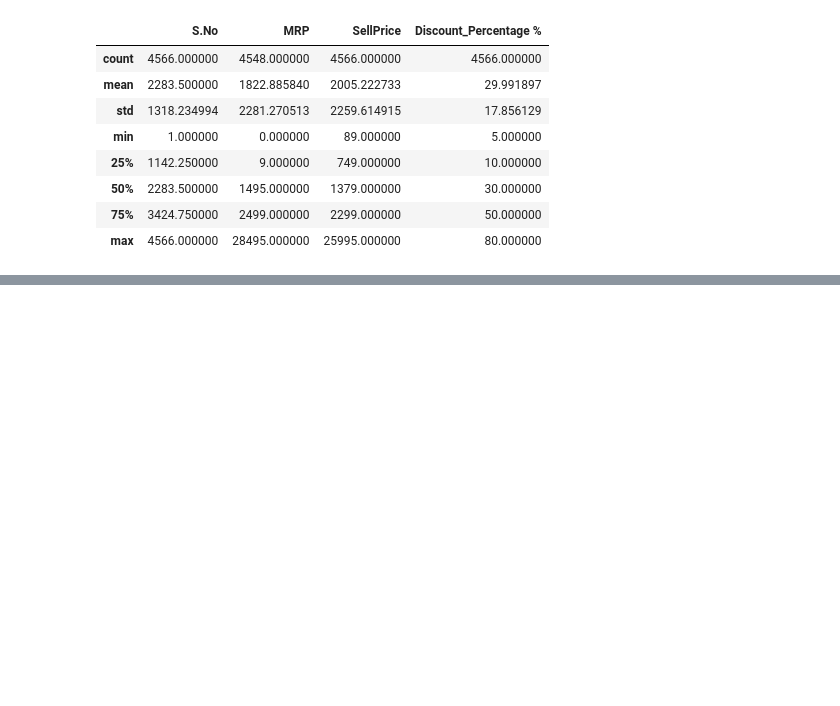
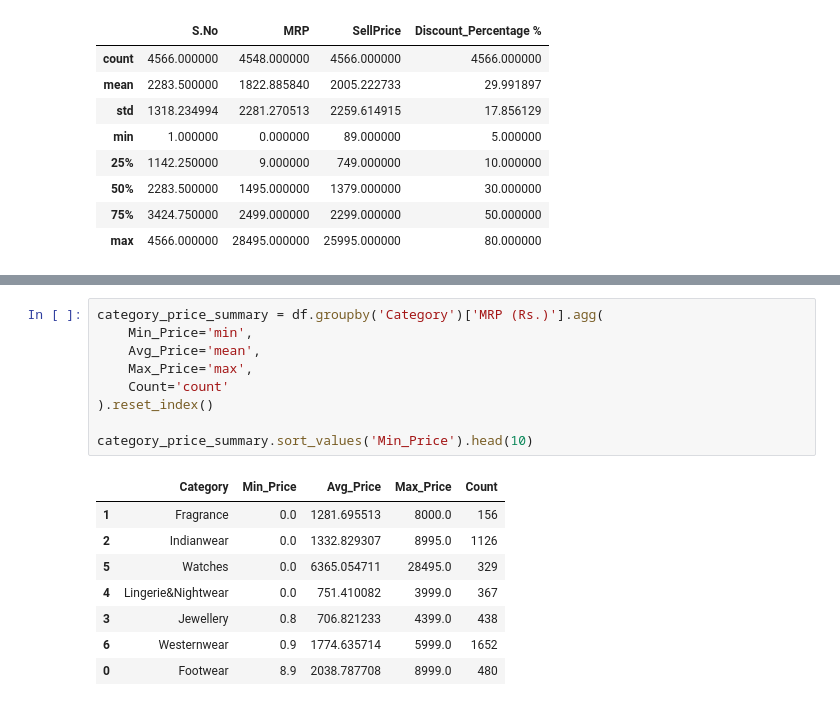
Before and after one commit to TalalZafar88/Product_EDA, a Jupyter notebook: notebooks/Product_EDA_Final.ipynb, the cells around one changed output, grey strips where cells are left out. Drawn from its saved outputs; the diff is of its cells as text; blank space fills up the shorter version.

```diff
--- a/notebooks/Product_EDA_Final.ipynb
+++ b/notebooks/Product_EDA_Final.ipynb
@@ -73,0 +144,18 @@ df.describe()
+# %%
+category_price_summary = df.groupby('Category')['MRP (Rs.)'].agg(
+    Min_Price='min',
+    Avg_Price='mean',
+    Max_Price='max',
+    Count='count'
+).reset_index()
+
+category_price_summary.sort_values('Min_Price').head(10)
+# %% [output]
+|  | Category | Min_Price | Avg_Price | Max_Price | Count |
+| 1 | Fragrance | 0.0 | 1281.695513 | 8000.0 | 156 |
+| 2 | Indianwear | 0.0 | 1332.829307 | 8995.0 | 1126 |
+| 5 | Watches | 0.0 | 6365.054711 | 28495.0 | 329 |
+| 4 | Lingerie&Nightwear | 0.0 | 751.410082 | 3999.0 | 367 |
+| 3 | Jewellery | 0.8 | 706.821233 | 4399.0 | 438 |
+| 6 | Westernwear | 0.9 | 1774.635714 | 5999.0 | 1652 |
+| 0 | Footwear | 8.9 | 2038.787708 | 8999.0 | 480 |
```
Also changed, not shown: parts of 13 cells of this notebook.
